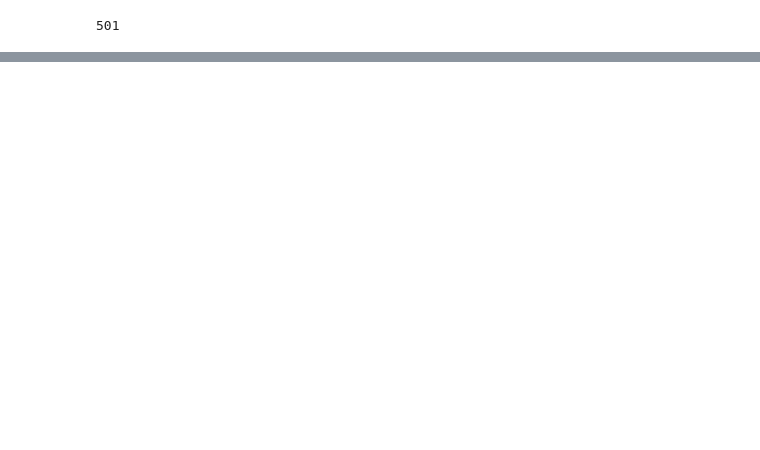
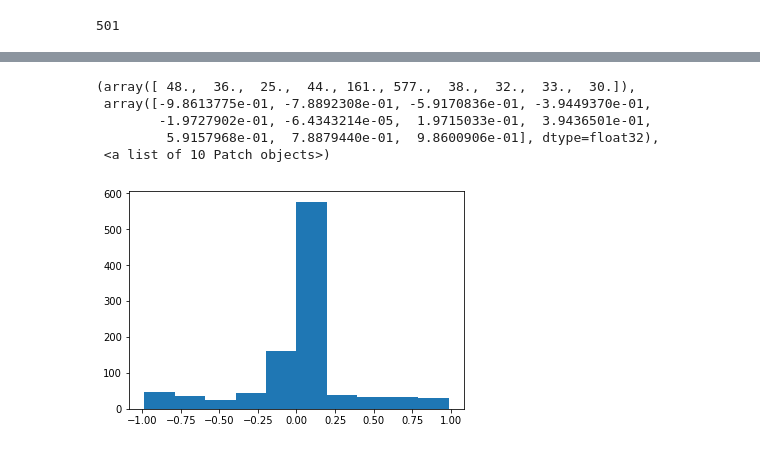
Before and after one commit to Bertinus/ChestXrays, a Jupyter notebook: ALI/AliXray.ipynb, the cells around one changed output, grey strips where cells are left out. Drawn from its saved outputs; the diff is of its cells as text; code cells hidden in the pictures; blank space fills up the shorter version.

```diff
--- a/ALI/AliXray.ipynb
+++ b/ALI/AliXray.ipynb
@@ -536,0 +341,9 @@ np.min(GenX(ConstantZ).detach().numpy()[0][0])
+# %%
+plt.hist(np.ravel(FakeData[0][0]))
+# %% [output]
+(array([ 48.,  36.,  25.,  44., 161., 577.,  38.,  32.,  33.,  30.]),
+ array([-9.8613775e-01, -7.8892308e-01, -5.9170836e-01, -3.9449370e-01,
+        -1.9727902e-01, -6.4343214e-05,  1.9715033e-01,  3.9436501e-01,
+         5.9157968e-01,  7.8879440e-01,  9.8600906e-01], dtype=float32),
+ <a list of 10 Patch objects>)
+[figure, added]
```
Also changed, not shown: parts of 17 cells of this notebook, 2 other files.
